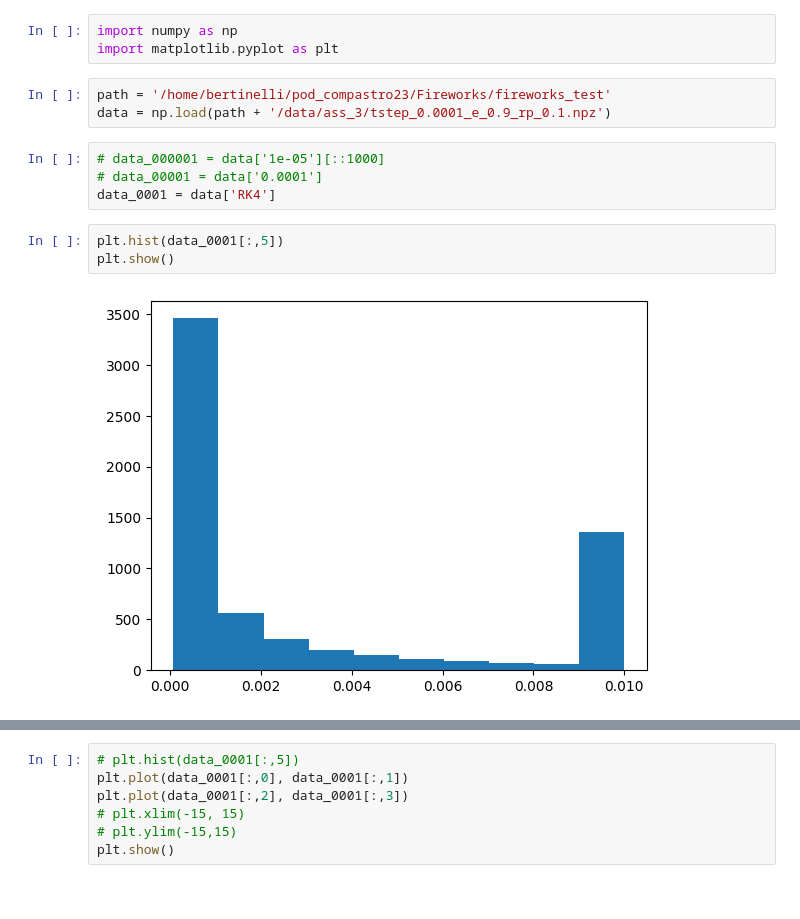
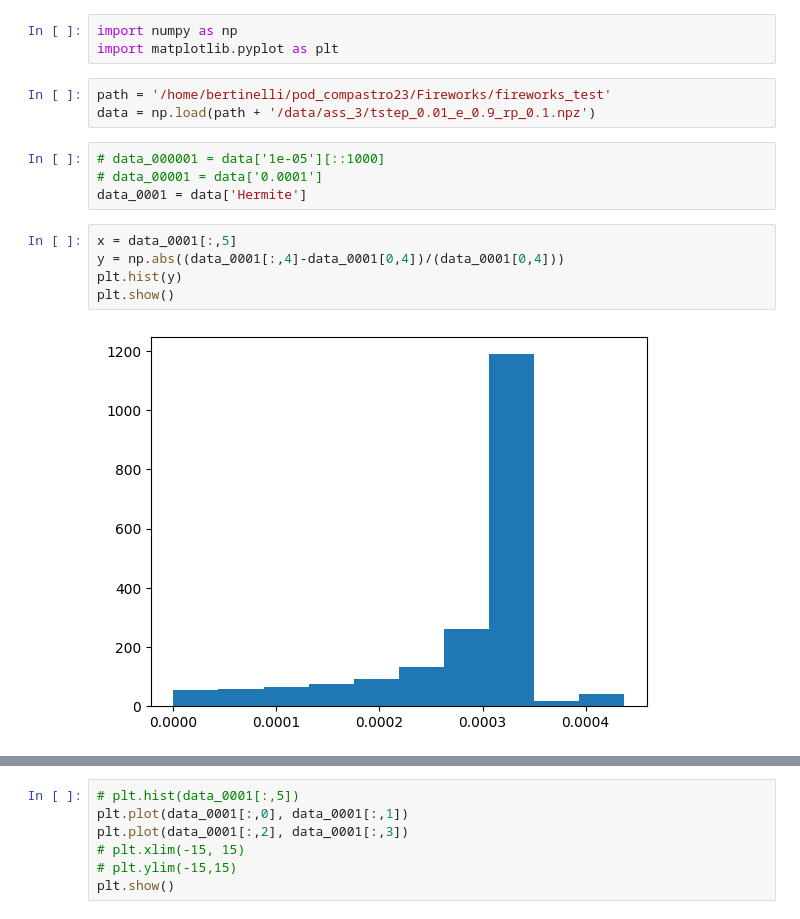
Before and after one commit to Berto70/pod_compastro23, a Jupyter notebook: Fireworks/fireworks_test/scripts/ass_3/test_files.ipynb, the cells around one changed output, grey strips where cells are left out. Drawn from its saved outputs; the diff is of its cells as text.

```diff
--- a/Fireworks/fireworks_test/scripts/ass_3/test_files.ipynb
+++ b/Fireworks/fireworks_test/scripts/ass_3/test_files.ipynb
@@ -3,13 +3,15 @@ import numpy as np
 import matplotlib.pyplot as plt
 # %%
 path = '/home/bertinelli/pod_compastro23/Fireworks/fireworks_test'
-data = np.load(path + '/data/ass_3/tstep_0.0001_e_0.9_rp_0.1.npz')
+data = np.load(path + '/data/ass_3/tstep_0.01_e_0.9_rp_0.1.npz')
 # %%
 # data_000001 = data['1e-05'][::1000]
 # data_00001 = data['0.0001']
-data_0001 = data['RK4']
+data_0001 = data['Hermite']
-# %%
-plt.hist(data_0001[:,5])
-plt.show()
-# %% [output]
-[figure, removed]
+# %%
+x = data_0001[:,5]
+y = np.abs((data_0001[:,4]-data_0001[0,4])/(data_0001[0,4]))
+plt.hist(y)
+plt.show()
+# %% [output]
+[figure, added]
```
Also changed, not shown: parts of 2 cells of this notebook.
